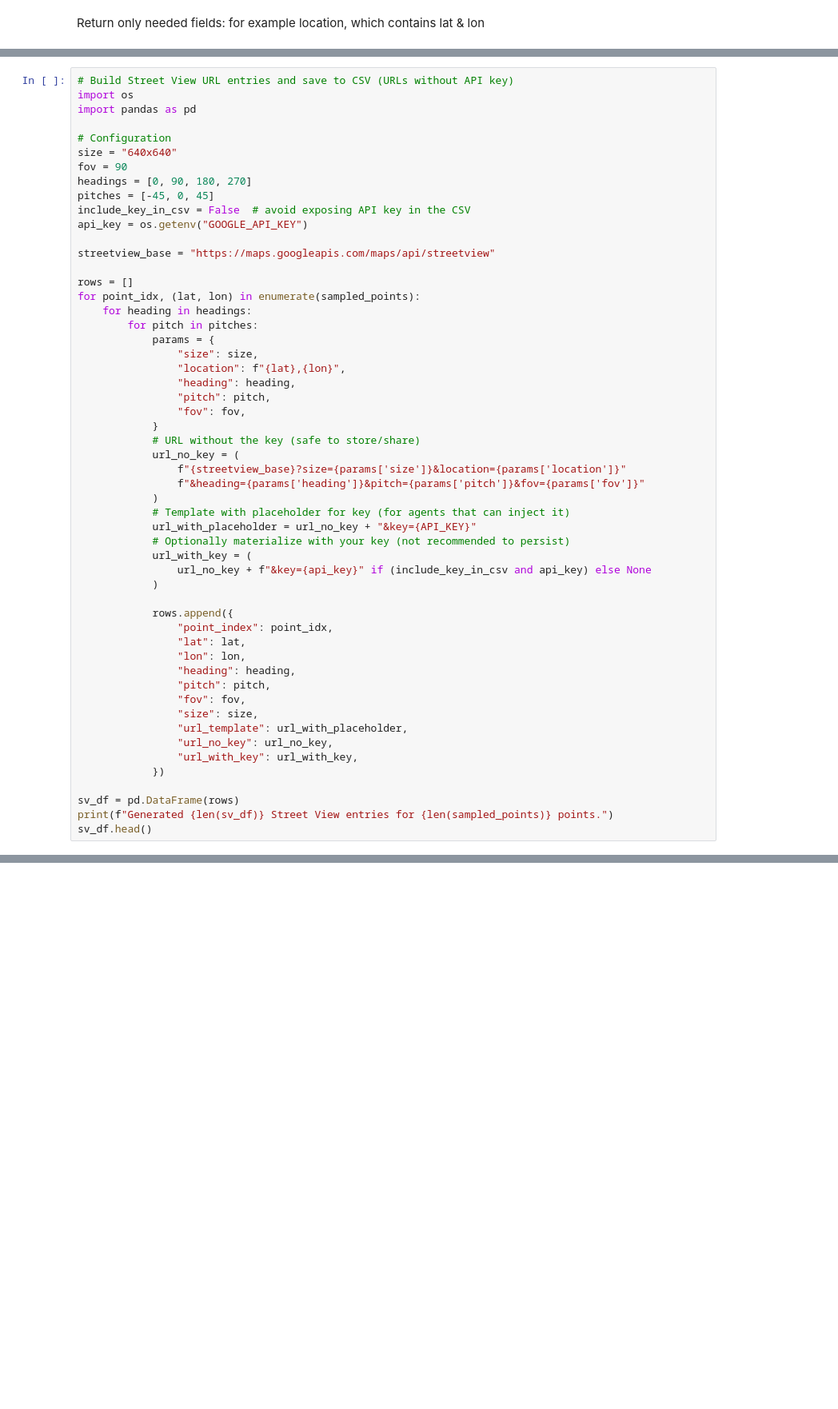
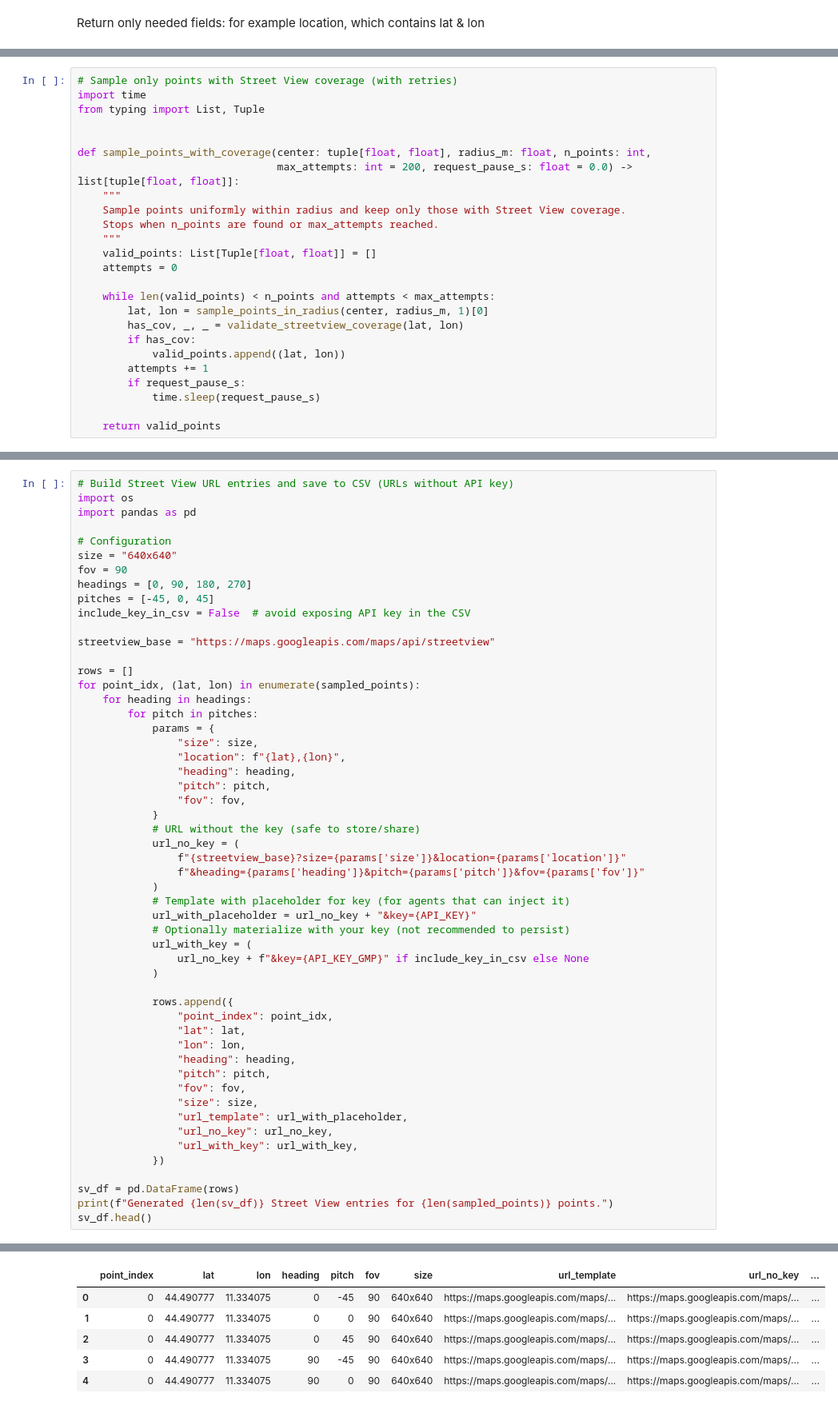
Before and after one commit to MatteoFalcioni/LG-Vision, a Jupyter notebook: notebooks/pipeline.ipynb, the cells around one changed output, grey strips where cells are left out. Shown: that part at 80% size. Drawn from its saved outputs; the diff is of its cells as text; blank space fills up the shorter version.

```diff
--- a/notebooks/google_apis.ipynb
+++ b/notebooks/pipeline.ipynb
@@ -251,0 +286,25 @@ Sampled 5 points:
+# %%
+# Sample only points with Street View coverage (with retries)
+import time
+from typing import List, Tuple
+
+
+def sample_points_with_coverage(center: tuple[float, float], radius_m: float, n_points: int,
+                                max_attempts: int = 200, request_pause_s: float = 0.0) -> list[tuple[float, float]]:
+    """
+    Sample points uniformly within radius and keep only those with Street View coverage.
+    Stops when n_points are found or max_attempts reached.
+    """
+    valid_points: List[Tuple[float, float]] = []
+    attempts = 0
+
+    while len(valid_points) < n_points and attempts < max_attempts:
+        lat, lon = sample_points_in_radius(center, radius_m, 1)[0]
+        has_cov, _, _ = validate_streetview_coverage(lat, lon)
+        if has_cov:
+            valid_points.append((lat, lon))
+        attempts += 1
+        if request_pause_s:
+            time.sleep(request_pause_s)
+
+    return valid_points
@@ -298,7 +370,6 @@ fov = 90
 headings = [0, 90, 180, 270]
 pitches = [-45, 0, 45]
 include_key_in_csv = False  # avoid exposing API key in the CSV
-api_key = os.getenv("GOOGLE_API_KEY")
 
 streetview_base = "https://maps.googleapis.com/maps/api/streetview"
 
@@ -322,7 +393,7 @@ for point_idx, (lat, lon) in enumerate(sampled_points):
             url_with_placeholder = url_no_key + "&key={API_KEY}"
             # Optionally materialize with your key (not recommended to persist)
             url_with_key = (
-                url_no_key + f"&key={api_key}" if (include_key_in_csv and api_key) else None
+                url_no_key + f"&key={API_KEY_GMP}" if include_key_in_csv else None
             )
 
             rows.append({
@@ -341,3 +412,4 @@ for point_idx, (lat, lon) in enumerate(sampled_points):
 sv_df = pd.DataFrame(rows)
 print(f"Generated {len(sv_df)} Street View entries for {len(sampled_points)} points.")
 sv_df.head()
+# %% [output]
@@ -344,3 +417,9 @@ sv_df.head()
+|  | point_index | lat | lon | heading | pitch | fov | size | url_template | url_no_key | ... |
+| 0 | 0 | 44.490777 | 11.334075 | 0 | -45 | 90 | 640x640 | https://maps.googleapis.com/maps/... | https://maps.googleapis.com/maps/... | ... |
+| 1 | 0 | 44.490777 | 11.334075 | 0 | 0 | 90 | 640x640 | https://maps.googleapis.com/maps/... | https://maps.googleapis.com/maps/... | ... |
+| 2 | 0 | 44.490777 | 11.334075 | 0 | 45 | 90 | 640x640 | https://maps.googleapis.com/maps/... | https://maps.googleapis.com/maps/... | ... |
+| 3 | 0 | 44.490777 | 11.334075 | 90 | -45 | 90 | 640x640 | https://maps.googleapis.com/maps/... | https://maps.googleapis.com/maps/... | ... |
+| 4 | 0 | 44.490777 | 11.334075 | 90 | 0 | 90 | 640x640 | https://maps.googleapis.com/maps/... | https://maps.googleapis.com/maps/... | ... |
 # %%
 # Save to CSV
 out_csv = "streetview_samples.csv"
```
Also changed, not shown: parts of 12 cells of this notebook, 3 other files.
